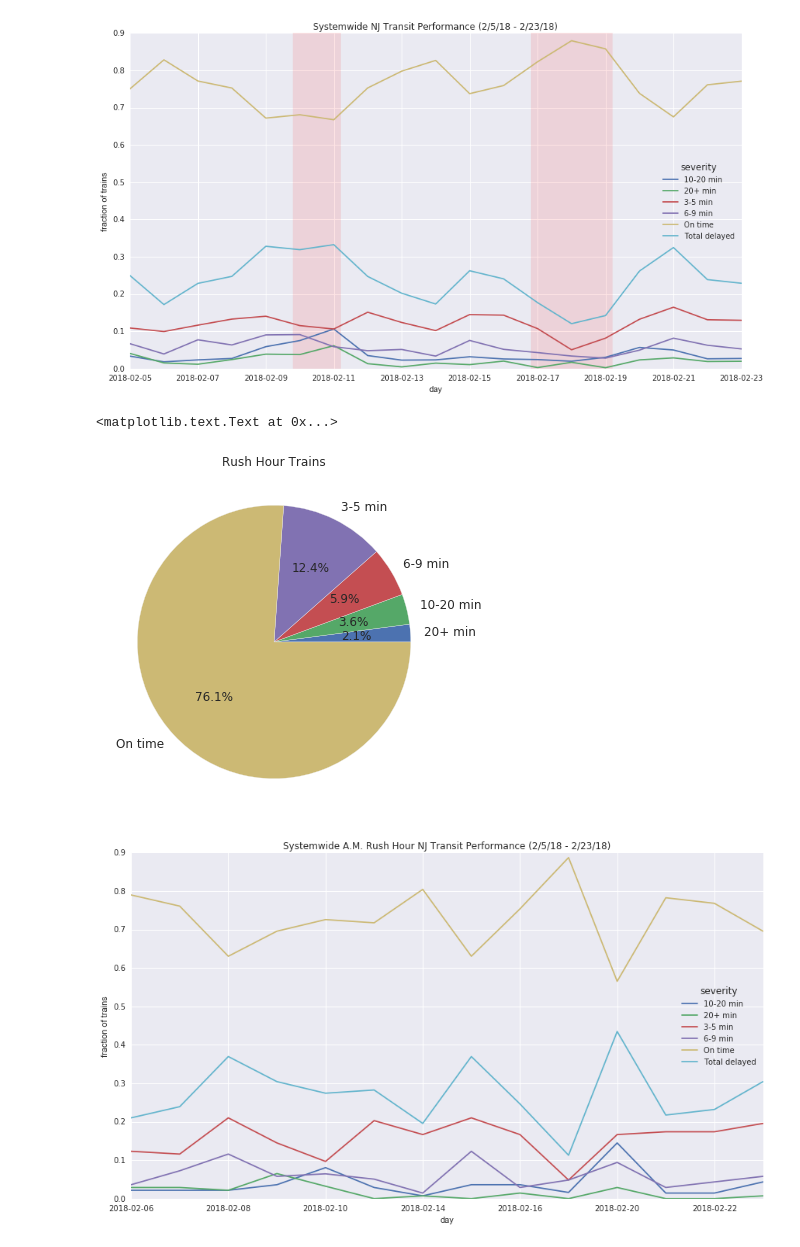
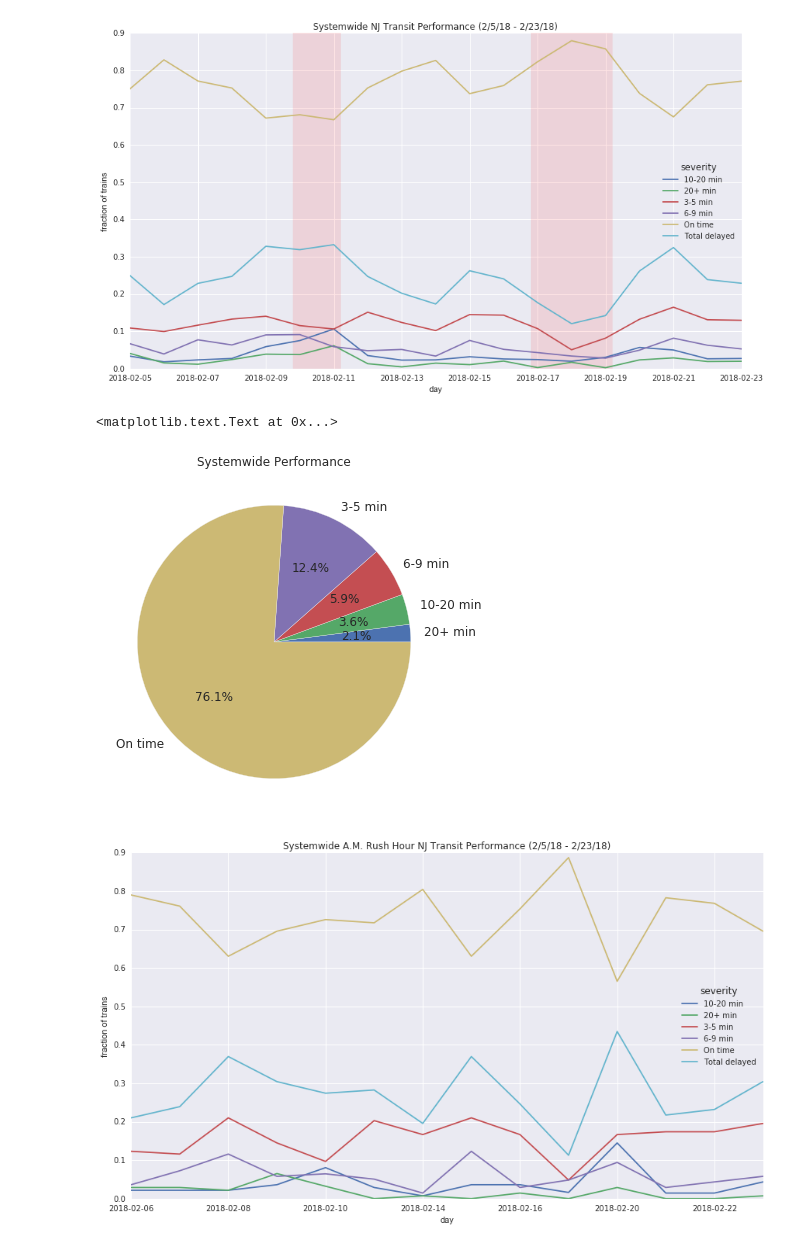
Before and after one commit to pranavbadami/njtransit, a Jupyter notebook: notebooks/analysis/system_overview.ipynb, the cells around one changed output. Drawn from its saved outputs; the diff is of its cells as text; code cells hidden in the pictures.

```diff
--- a/notebooks/analysis/system_overview.ipynb
+++ b/notebooks/analysis/system_overview.ipynb
@@ -119,13 +119,13 @@ sys_wide_pcts = plot_severity(sys_wide, "Systemwide")
 # %%
 
 plt.figure(figsize=(12,12))
 # plot chart
 ax = plt.subplot(121, aspect='equal')
-sys_wide_pcts.sort_values().plot(kind="pie", autopct='%1.1f%%', title="Rush Hour Trains", fontsize=12, ax=ax)
+sys_wide_pcts.sort_values().plot(kind="pie", autopct='%1.1f%%', title="Systemwide Performance", fontsize=12, ax=ax)
 ax.set_ylabel('')
 # %% [output]
 <matplotlib.text.Text at 0x...>
-[figure, old version]
+[figure, new version]
 # %%
 # rush hour --> weekdays, between 8-11am
 sys_wide_rh = sys_wide[(sys_wide['day_of_week'] >= 1) & \
```
Also changed, not shown: parts of 15 cells of this notebook.
